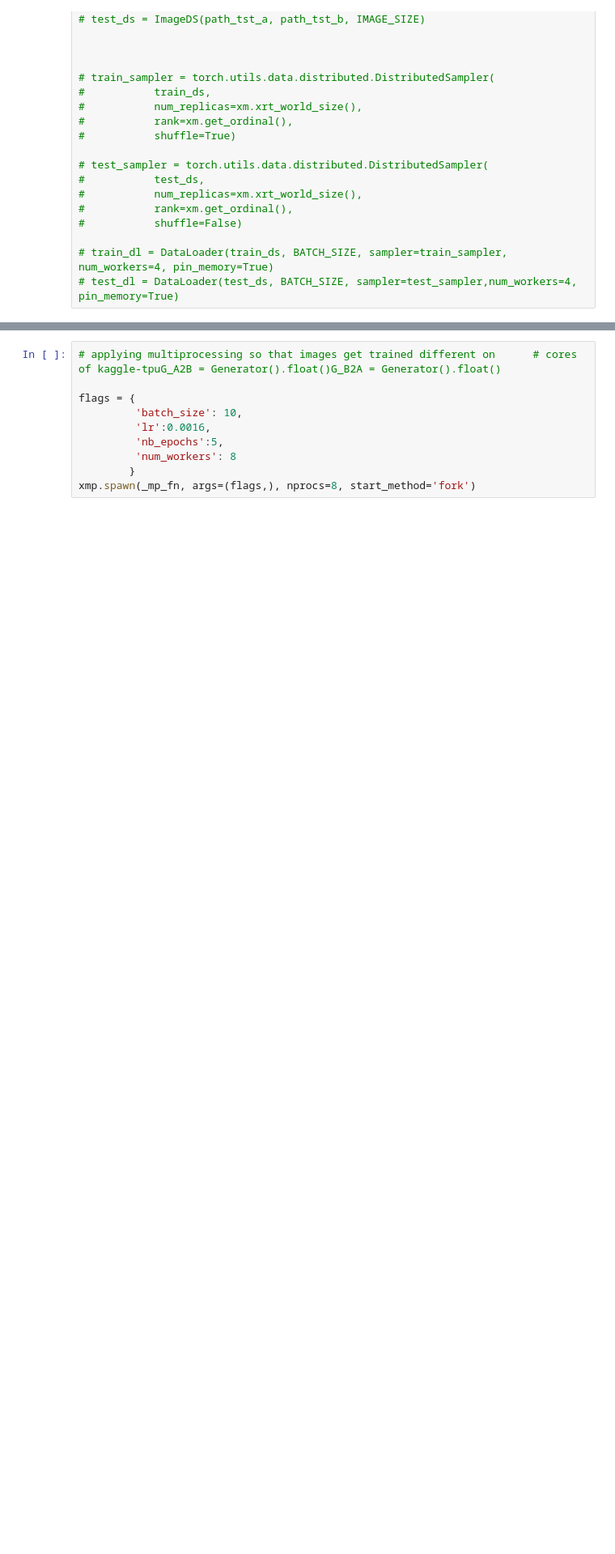
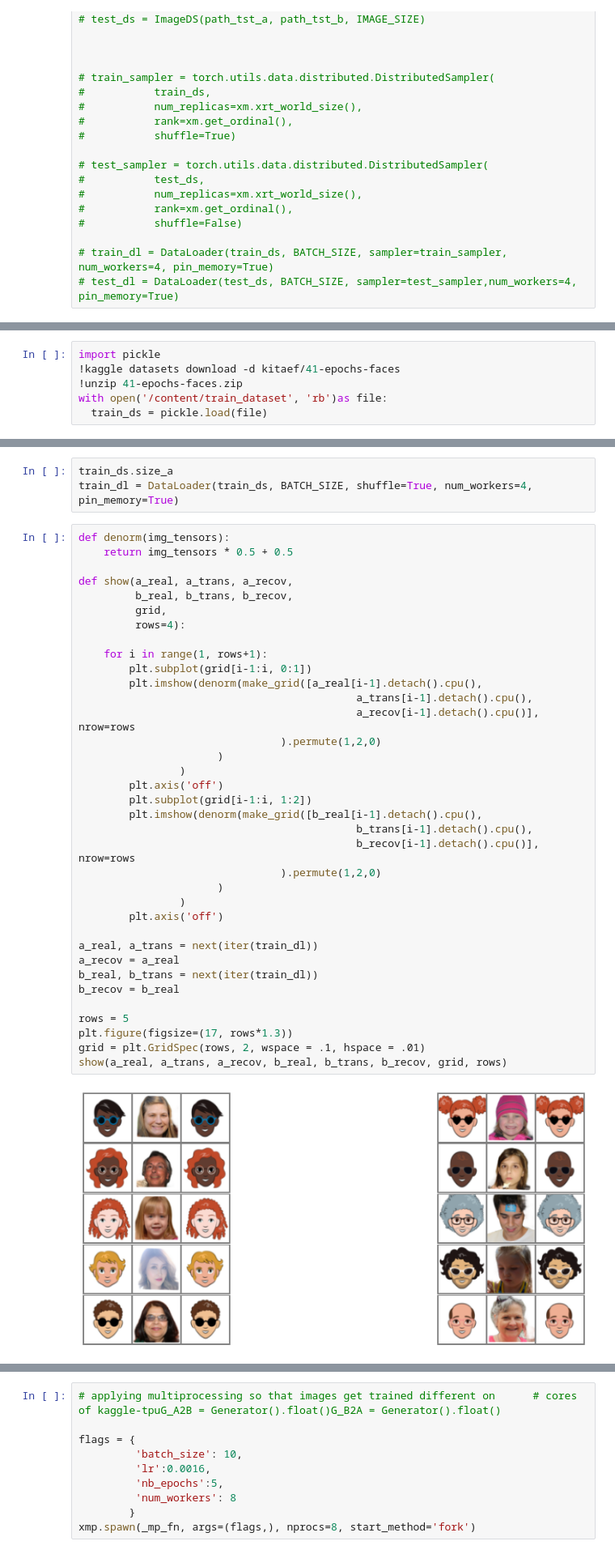
Before and after one commit to kitaef/Cycle_GAN_face2cartoon, a Jupyter notebook: dls-final-on-8-cores-of-tpu.ipynb, the cells around one changed output, grey strips where cells are left out. Shown: that part at 81% size. Saved outputs shown, nothing was run; the diff lists cells and outputs as text; blank space fills up the shorter version.

```diff
--- a/dls-final-on-8-cores-of-tpu.ipynb
+++ b/dls-final-on-8-cores-of-tpu.ipynb
@@ -178,0 +190,6 @@ show(a, b, c)
+# %%
+import pickle
+!kaggle datasets download -d kitaef/41-epochs-faces
+!unzip 41-epochs-faces.zip
+with open('/content/train_dataset', 'rb')as file:
+  train_ds = pickle.load(file)
@@ -179,3 +208,44 @@ show(a, b, c)
+# %%
+train_ds.size_a
+train_dl = DataLoader(train_ds, BATCH_SIZE, shuffle=True, num_workers=4, pin_memory=True)
+# %%
+def denorm(img_tensors):
+    return img_tensors * 0.5 + 0.5
+
+def show(a_real, a_trans, a_recov,
+         b_real, b_trans, b_recov,
+         grid,
+         rows=4):
+
+    for i in range(1, rows+1):
+        plt.subplot(grid[i-1:i, 0:1])
+        plt.imshow(denorm(make_grid([a_real[i-1].detach().cpu(),
+                                            a_trans[i-1].detach().cpu(),
+                                            a_recov[i-1].detach().cpu()], nrow=rows
+                                ).permute(1,2,0)
+                      )
+                )
+        plt.axis('off')
+        plt.subplot(grid[i-1:i, 1:2])
+        plt.imshow(denorm(make_grid([b_real[i-1].detach().cpu(),
+                                            b_trans[i-1].detach().cpu(),
+                                            b_recov[i-1].detach().cpu()], nrow=rows
+                                ).permute(1,2,0)
+                      )
+                )
+        plt.axis('off')
+
+a_real, a_trans = next(iter(train_dl))
+a_recov = a_real
+b_real, b_trans = next(iter(train_dl))
+b_recov = b_real
+
+rows = 5
+plt.figure(figsize=(17, rows*1.3))
+grid = plt.GridSpec(rows, 2, wspace = .1, hspace = .01)
+show(a_real, a_trans, a_recov, b_real, b_trans, b_recov, grid, rows)
+# %% [output]
+[figure, added]
 # %%
 def conv_block(in_ch, out_ch, kernel=3, stride=2, padding=1, normalize=True, activation=nn.LeakyReLU(0.2, inplace=True)):
     layers = [nn.ReflectionPad2d(padding)] if padding > 0 else []
```
Also changed, not shown: parts of 8 cells of this notebook.
